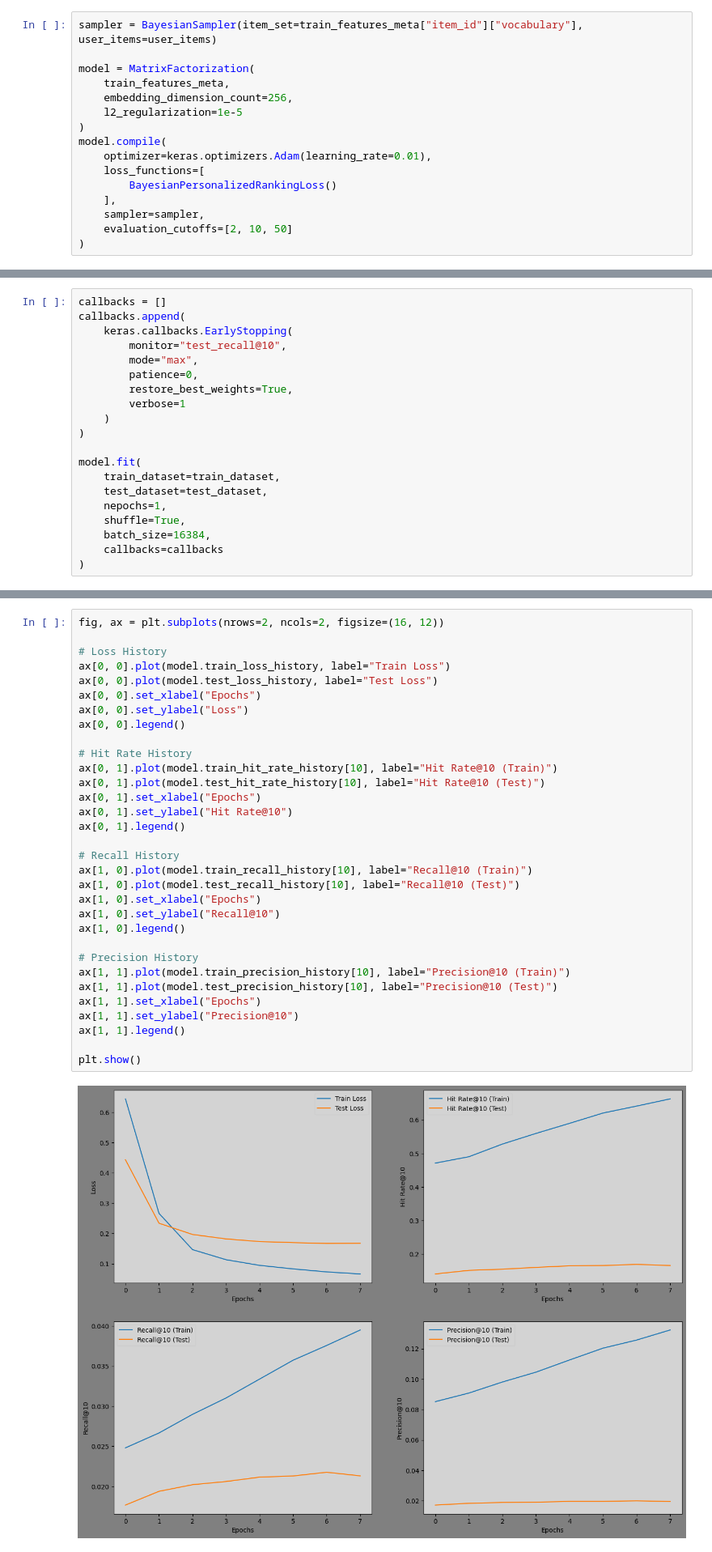
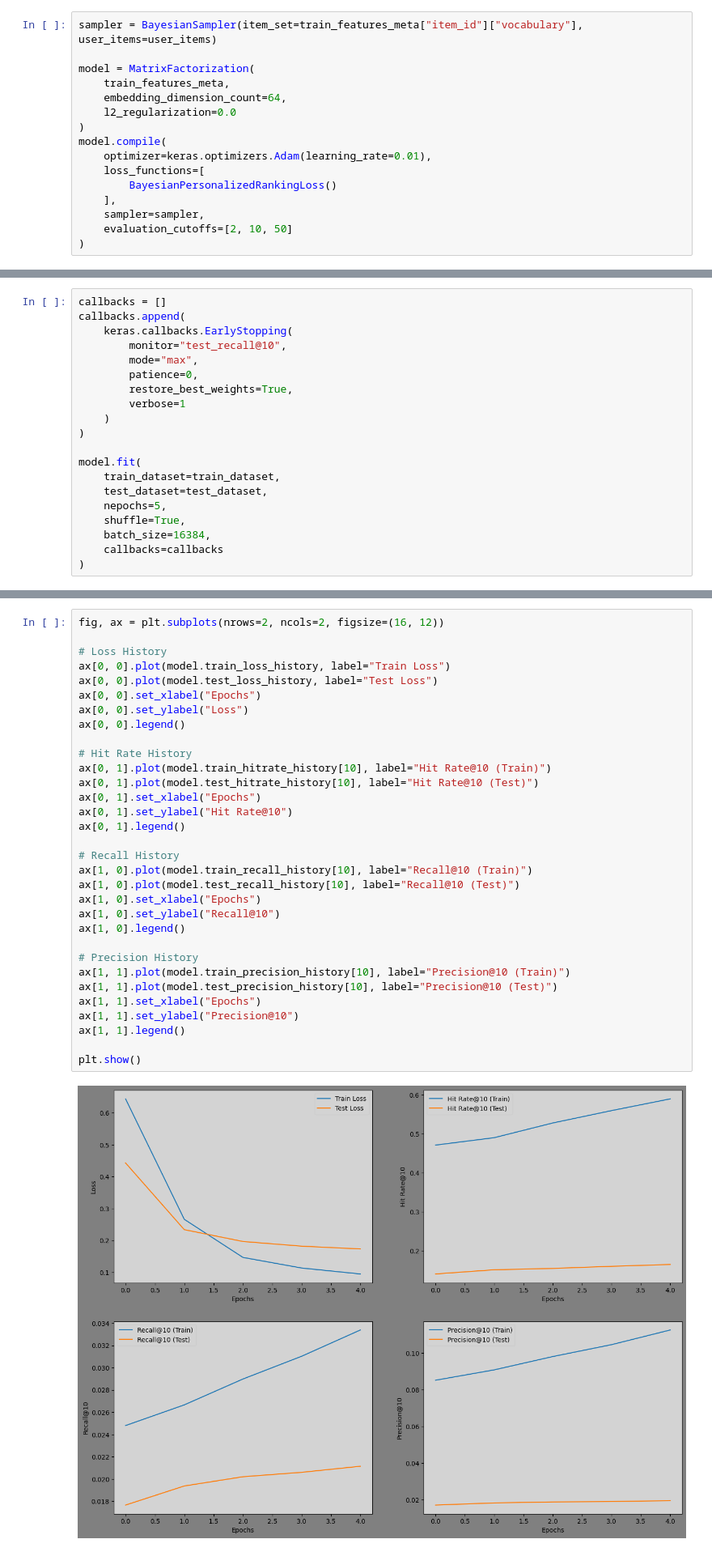
Before and after one commit to chaald/peppermint-matrix, a Jupyter notebook: notebooks/unified_training_flow.ipynb, the cells around one changed output, grey strips where cells are left out. Shown at 81% size. Saved outputs shown, nothing was run; the diff lists cells and outputs as text.

```diff
--- a/notebooks/unified_training_flow.ipynb
+++ b/notebooks/unified_training_flow.ipynb
@@ -89,8 +96,8 @@ sampler = BayesianSampler(item_set=train_features_meta["item_id"]["vocabulary"],
 
 model = MatrixFactorization(
     train_features_meta,
-    embedding_dimension_count=256,
-    l2_regularization=1e-5
+    embedding_dimension_count=64,
+    l2_regularization=0.0
 )
 model.compile(
     optimizer=keras.optimizers.Adam(learning_rate=0.01),
@@ -135,7 +142,7 @@ callbacks.append(
 model.fit(
     train_dataset=train_dataset,
     test_dataset=test_dataset,
-    nepochs=1,
+    nepochs=5,
     shuffle=True,
     batch_size=16384,
     callbacks=callbacks
@@ -169,33 +170,33 @@ failed to send, dropping 1 traces to intake at http://localhost:8126/v0.5/traces
 fig, ax = plt.subplots(nrows=2, ncols=2, figsize=(16, 12))
 
 # Loss History
 ax[0, 0].plot(model.train_loss_history, label="Train Loss")
 ax[0, 0].plot(model.test_loss_history, label="Test Loss")
 ax[0, 0].set_xlabel("Epochs")
 ax[0, 0].set_ylabel("Loss")
 ax[0, 0].legend()
 
 # Hit Rate History
-ax[0, 1].plot(model.train_hit_rate_history[10], label="Hit Rate@10 (Train)")
-ax[0, 1].plot(model.test_hit_rate_history[10], label="Hit Rate@10 (Test)")
+ax[0, 1].plot(model.train_hitrate_history[10], label="Hit Rate@10 (Train)")
+ax[0, 1].plot(model.test_hitrate_history[10], label="Hit Rate@10 (Test)")
 ax[0, 1].set_xlabel("Epochs")
 ax[0, 1].set_ylabel("Hit Rate@10")
 ax[0, 1].legend()
 
 # Recall History
 ax[1, 0].plot(model.train_recall_history[10], label="Recall@10 (Train)")
 ax[1, 0].plot(model.test_recall_history[10], label="Recall@10 (Test)")
 ax[1, 0].set_xlabel("Epochs")
 ax[1, 0].set_ylabel("Recall@10")
 ax[1, 0].legend()
 
 # Precision History
 ax[1, 1].plot(model.train_precision_history[10], label="Precision@10 (Train)")
 ax[1, 1].plot(model.test_precision_history[10], label="Precision@10 (Test)")
 ax[1, 1].set_xlabel("Epochs")
 ax[1, 1].set_ylabel("Precision@10")
 ax[1, 1].legend()
 
 plt.show()
 # %% [output]
-[figure, old version]
+[figure, new version]
```
Also changed, not shown: parts of 22 cells of this notebook, 3 other files.
